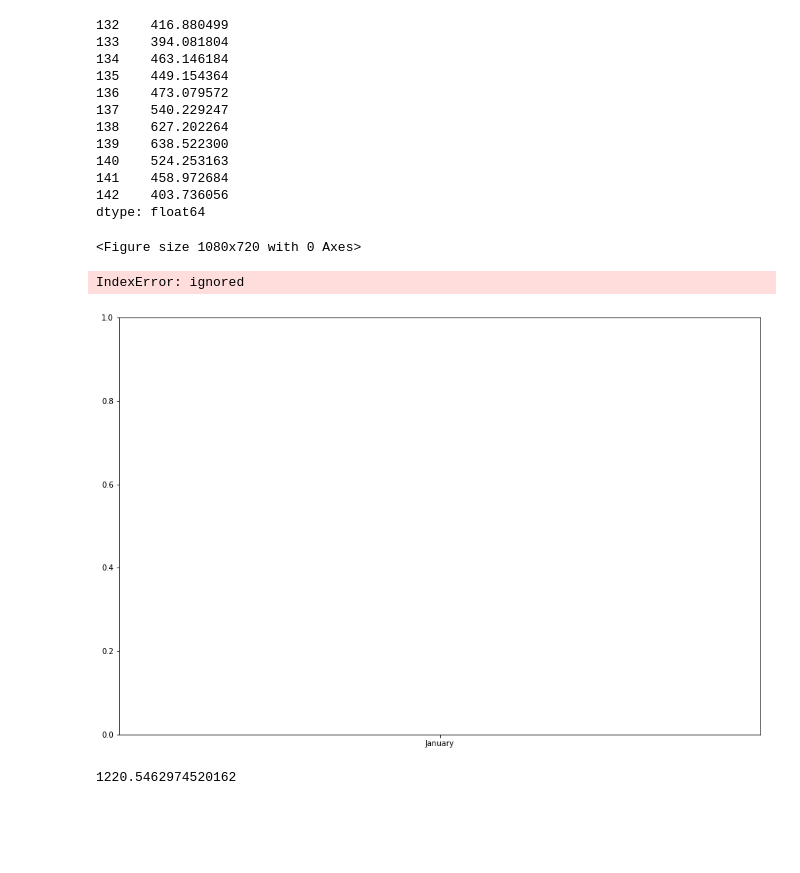
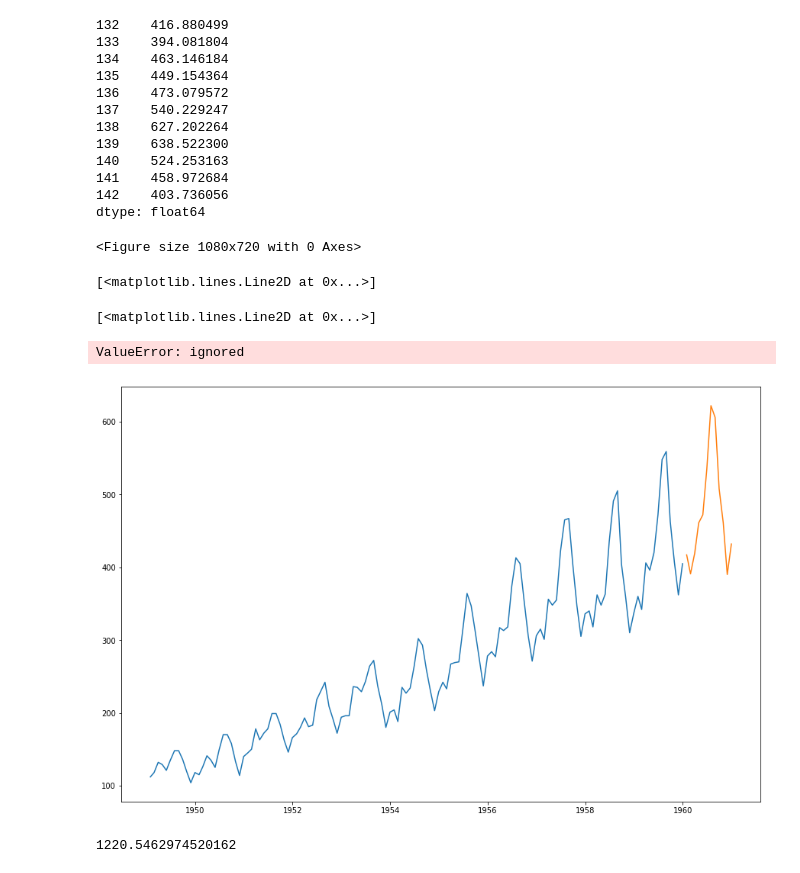
Before and after one commit to hpsuresh12345/Python-code, a Jupyter notebook: Timeseries_exponential_smoothing_24Aug2019.ipynb, the cells around one changed output. Saved outputs shown, nothing was run; the diff lists cells and outputs as text; code cells hidden in the pictures; blank space fills up the shorter version.

```diff
--- a/Timeseries_exponential_smoothing_24Aug2019.ipynb
+++ b/Timeseries_exponential_smoothing_24Aug2019.ipynb
@@ -62,0 +71,5 @@ memory usage: 2.9 KB
+# %%
+data=flight_data.loc[:,('datestamp','passengers')]
+data.head()
+data.describe()
+data.info()
@@ -116,12 +164,14 @@ predicted
 dtype: float64
 # %%
 plt.figure(figsize=(15,10))
-plt.plot(train.month, train.passengers,label='Train')
-plt.plot(test.month,test.passengers,label='Test')
-plt.plot(test.month,predicted, label='Holt-Winters')
+plt.plot(train.datestamp, train.passengers,label='Train')
+plt.plot(test.datestamp,test.passengers,label='Test')
+plt.plot(test.datestamp,predicted,label='Holt-Winters')
 plt.legend(loc='best')
 plt.show()
 # %% [output]
 <Figure size 1080x720 with 0 Axes>
-IndexError: ignored
+[<matplotlib.lines.Line2D at 0x...>]
+[<matplotlib.lines.Line2D at 0x...>]
+ValueError: ignored
-[figure, old version]
+[figure, new version]
```
Also changed, not shown: parts of 6 cells of this notebook.
